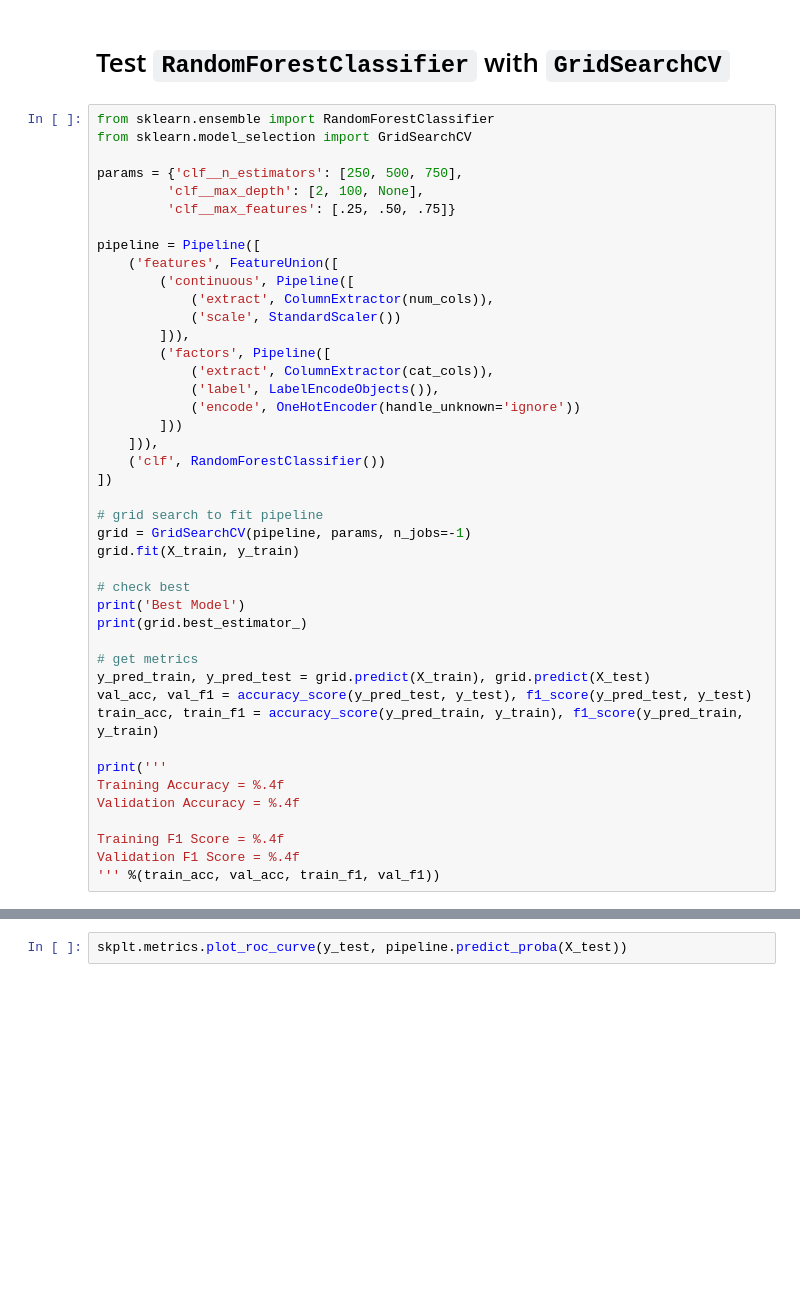
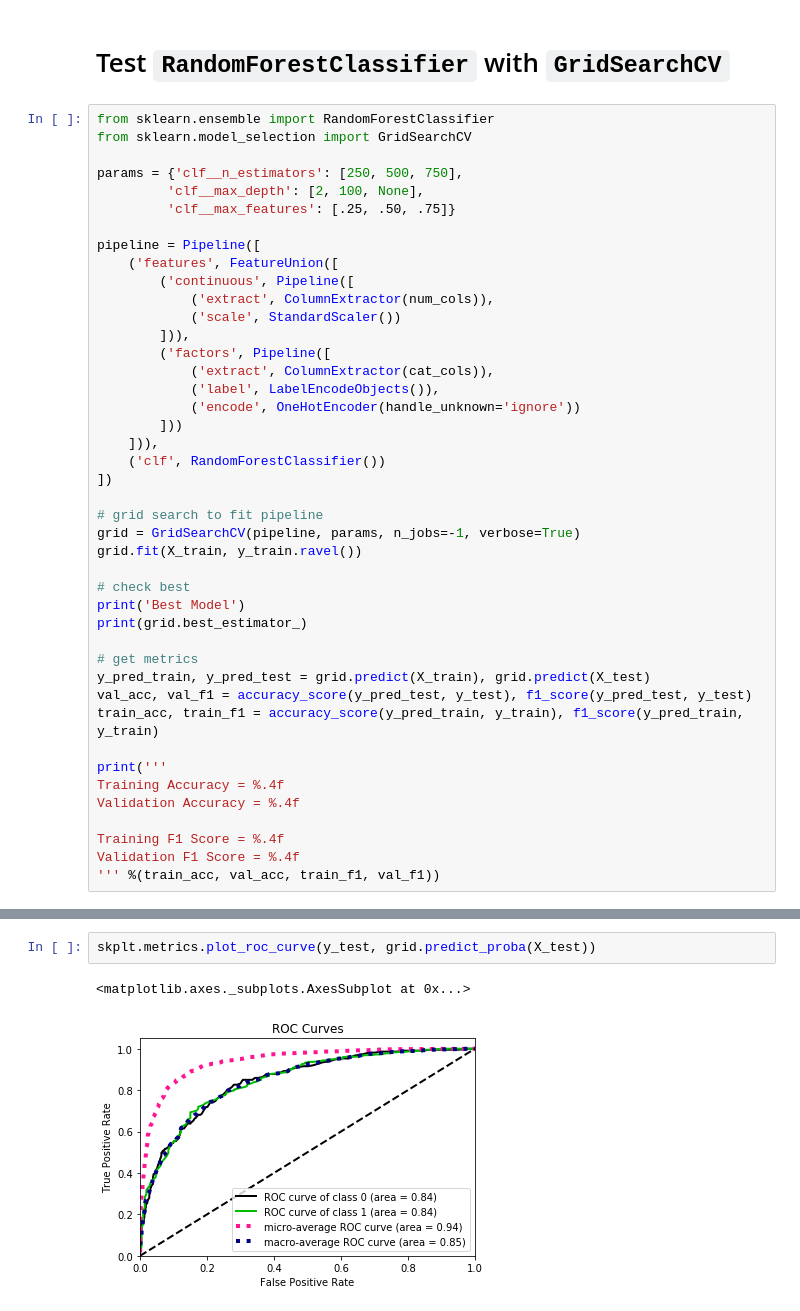
Before and after one commit to paulmattheww/Harvard-CS82-Advanced-ML, a Jupyter notebook: Assignments/HW4/Untitled.ipynb, the cells around one changed output, grey strips where cells are left out. Drawn from its saved outputs; the diff is of its cells as text; blank space fills up the shorter version.

```diff
--- a/Assignments/HW4/Untitled.ipynb
+++ b/Assignments/HW4/Untitled.ipynb
@@ -225,8 +247,8 @@ pipeline = Pipeline([
 ])
 
 # grid search to fit pipeline
-grid = GridSearchCV(pipeline, params, n_jobs=-1)
-grid.fit(X_train, y_train)
+grid = GridSearchCV(pipeline, params, n_jobs=-1, verbose=True)
+grid.fit(X_train, y_train.ravel())
 
 # check best
 print('Best Model')
@@ -250,2 +306,5 @@ cm
 # %%
-skplt.metrics.plot_roc_curve(y_test, pipeline.predict_proba(X_test))
+skplt.metrics.plot_roc_curve(y_test, grid.predict_proba(X_test))
+# %% [output]
+<matplotlib.axes._subplots.AxesSubplot at 0x...>
+[figure, added]
```
Also changed, not shown: parts of 16 cells of this notebook.
